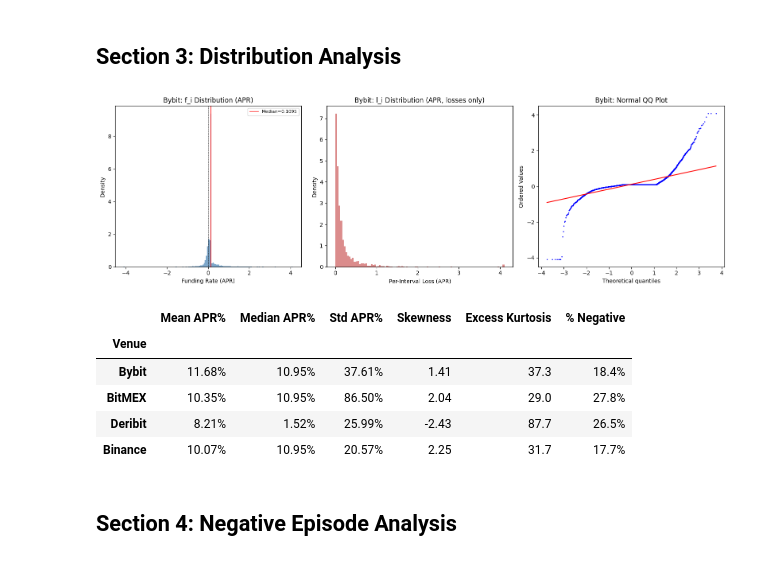
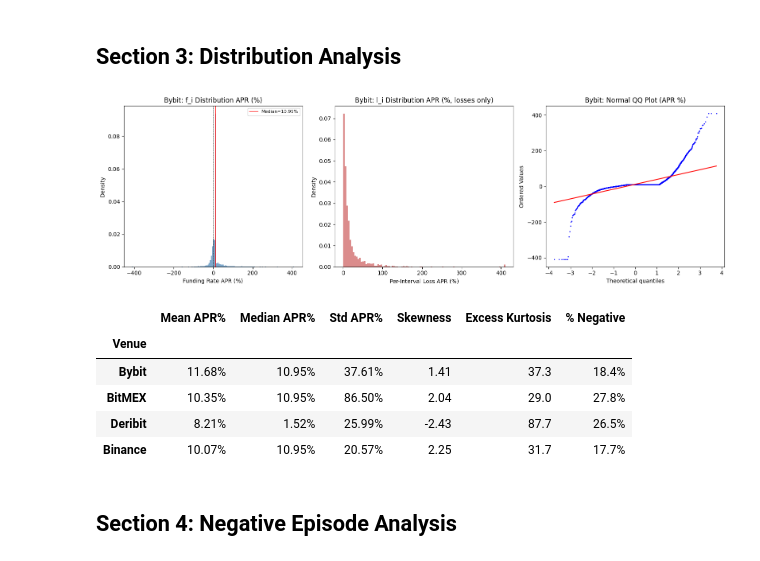
Before and after one commit to ivanvgreiff/equalization-rate-options-design, a Jupyter notebook: notebooks/02_funding_descriptives.ipynb, the cells around one changed output. Cells and saved outputs as stored; diff of their text form; code cells hidden in the pictures.

```diff
--- a/notebooks/02_funding_descriptives.ipynb
+++ b/notebooks/02_funding_descriptives.ipynb
@@ -124,42 +124,44 @@ l_i_pct = np.maximum(0.0, -cf) * INTERVALS_PER_YEAR * 100
 fig, axes = plt.subplots(1, 3, figsize=(16, 5))
 axes[0].hist(f_apr_pct, bins=150, density=True, alpha=0.7, color="steelblue", edgecolor="none")
 axes[0].axvline(0, color="black", linewidth=0.5, linestyle="--")
-axes[0].axvline(float(np.median(f_apr_pct)), color="red", linewidth=1, label=f"Median={np.median(f_apr_pct):.2f}%")
+med_val = float(np.median(f_apr_pct))
+axes[0].annotate(f"Median = {med_val:.2f}%", xy=(0.97, 0.95), xycoords="axes fraction",
+                 ha="right", va="top", fontsize=8,
+                 bbox=dict(boxstyle="round,pad=0.3", fc="white", ec="gray", alpha=0.85))
 axes[0].set_xlabel("Funding Rate APR (%)")
 axes[0].set_ylabel("Density")
 axes[0].set_title(f"{primary_name}: f_i Distribution APR (%)")
-axes[0].legend(fontsize=8)
 
 l_pos = l_i_pct[l_i_pct > 0]
 if len(l_pos) > 0:
     axes[1].hist(l_pos, bins=100, density=True, alpha=0.7, color="indianred", edgecolor="none")
 axes[1].set_xlabel("Per-Interval Loss APR (%)")
 axes[1].set_ylabel("Density")
 axes[1].set_title(f"{primary_name}: l_i Distribution APR (%, losses only)")
 
 sp_stats.probplot(f_apr_pct, dist="norm", plot=axes[2])
 axes[2].set_title(f"{primary_name}: Normal QQ Plot (APR %)")
 axes[2].get_lines()[0].set_markersize(1)
 plt.tight_layout()
 plt.show()
 
 # Cross-venue statistics table
 rows = []
 for name, d in venues.items():
     c = d["funding_cf"].values
     z = (c - np.mean(c)) / np.std(c, ddof=0)
     rows.append({
         "Venue": name,
         "Mean APR%": f"{to_apr_pct(np.mean(c)):.2f}%",
         "Median APR%": f"{to_apr_pct(np.median(c)):.2f}%",
         "Std APR%": f"{to_apr_pct(np.std(c)):.2f}%",
         "Skewness": f"{float(np.mean(z**3)):.2f}",
         "Excess Kurtosis": f"{float(np.mean(z**4) - 3):.1f}",
         "% Negative": f"{float(np.mean(c < 0) * 100):.1f}%",
     })
 display(pd.DataFrame(rows).set_index("Venue"))
 # %% [output]
-[figure, old version]
+[figure, new version]
 |  | Mean APR% | Median APR% | Std APR% | Skewness | Excess Kurtosis | % Negative |
 | Venue |  |  |  |  |  |  |
 | Bybit | 11.68% | 10.95% | 37.61% | 1.41 | 37.3 | 18.4% |
```
Also changed, not shown: parts of 5 cells of this notebook, 10 other files.
